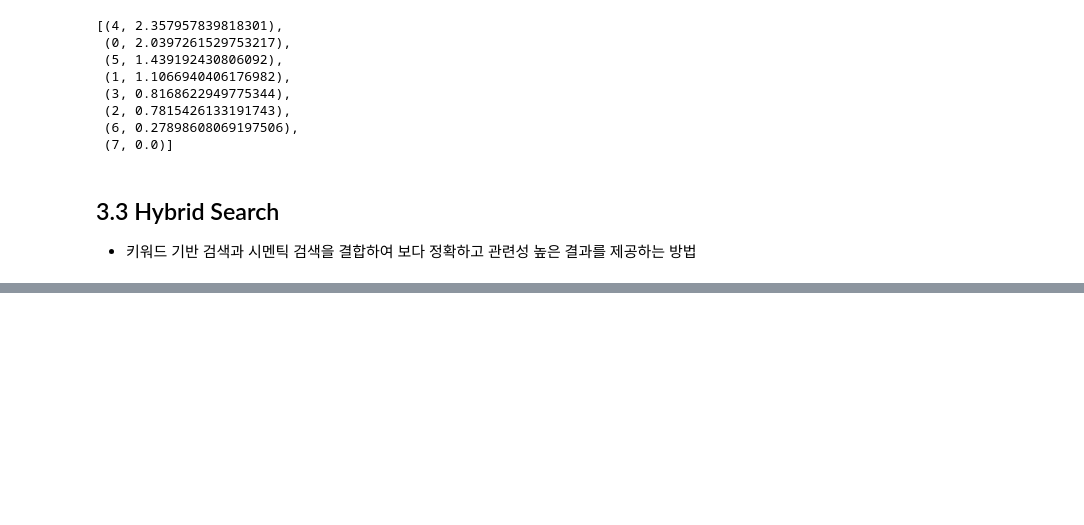
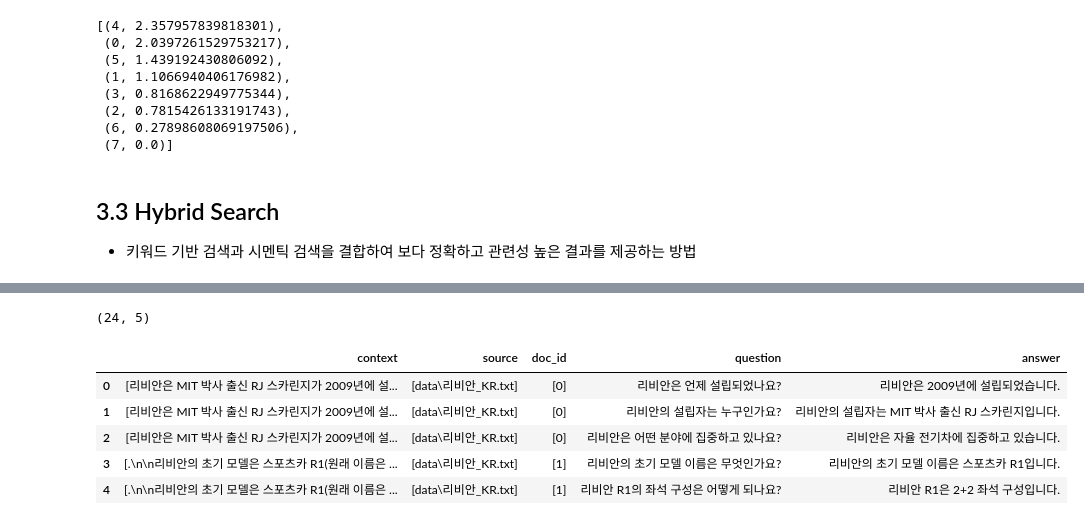
Before and after one commit to focandlol/study, a Jupyter notebook: langchain/LangChain_004_Vectorstore_Retrieval.ipynb, the cells around one changed output, grey strips where cells are left out. Drawn from its saved outputs; the diff is of its cells as text; code cells hidden in the pictures; blank space fills up the shorter version.

```diff
--- a/langchain/LangChain_004_Vectorstore_Retrieval.ipynb
+++ b/langchain/LangChain_004_Vectorstore_Retrieval.ipynb
@@ -935,0 +980,7 @@ for doc in retrieved_docs:
+# %%
+# 문서를 저장
+import json
+with open('./data/final_docs_ver2.jsonl', 'wb') as f:
+    for doc in final_docs:
+        f.write(json.dumps(dict(doc)).encode('utf-8'))
+        f.write(b'\n')
@@ -935,0 +1031,15 @@ for doc in retrieved_docs:
+# %%
+# 데이터프레임으로 변환
+import pandas as pd
+
+test_data = []
+for doc in json_docs:
+    test_data.append({
+        'context': str(doc.page_content),
+        'source': str(doc.metadata.get('source','')),
+        'doc_id': str(doc.metadata.get('doc_id',''))
+    })
+
+df_test = pd.DataFrame(test_data)
+print(df_test.shape)
+df_test.head()
@@ -935,0 +1144,31 @@ for doc in retrieved_docs:
+# %%
+# 전체 문서에 대해 QA 생성 - Chunk 당 3개의 질문-답변 쌍 생성
+
+NUM_QUESTIONS_PER_CHUNK = 3
+outputs = []
+for row in df_test.iterrows():
+
+    qa_set = generate_qa_dataset(row[1]['context'], NUM_QUESTIONS_PER_CHUNK)
+
+    for qa_pair in qa_set.qa_pairs:
+        outputs.append({
+            'context': [row[1]['context']],
+            'source': [row[1]['source']],
+            'doc_id': [row[1]['doc_id']],
+            'question': qa_pair.question,
+            'answer': qa_pair.answer
+        })
+
+
+df_qa_test = pd.DataFrame(outputs)
+print(df_qa_test.shape)
+
+df_qa_test.head()
+# %% [output]
+(24, 5)
+|  | context | source | doc_id | question | answer |
+| 0 | [리비안은 MIT 박사 출신 RJ 스카린지가 2009년에 설... | [data\리비안_KR.txt] | [0] | 리비안은 언제 설립되었나요? | 리비안은 2009년에 설립되었습니다. |
+| 1 | [리비안은 MIT 박사 출신 RJ 스카린지가 2009년에 설... | [data\리비안_KR.txt] | [0] | 리비안의 설립자는 누구인가요? | 리비안의 설립자는 MIT 박사 출신 RJ 스카린지입니다. |
+| 2 | [리비안은 MIT 박사 출신 RJ 스카린지가 2009년에 설... | [data\리비안_KR.txt] | [0] | 리비안은 어떤 분야에 집중하고 있나요? | 리비안은 자율 전기차에 집중하고 있습니다. |
+| 3 | [.\n\n리비안의 초기 모델은 스포츠카 R1(원래 이름은 ... | [data\리비안_KR.txt] | [1] | 리비안의 초기 모델 이름은 무엇인가요? | 리비안의 초기 모델 이름은 스포츠카 R1입니다. |
+| 4 | [.\n\n리비안의 초기 모델은 스포츠카 R1(원래 이름은 ... | [data\리비안_KR.txt] | [1] | 리비안 R1의 좌석 구성은 어떻게 되나요? | 리비안 R1은 2+2 좌석 구성입니다. |
```
Also changed, not shown: parts of 39 cells of this notebook.
